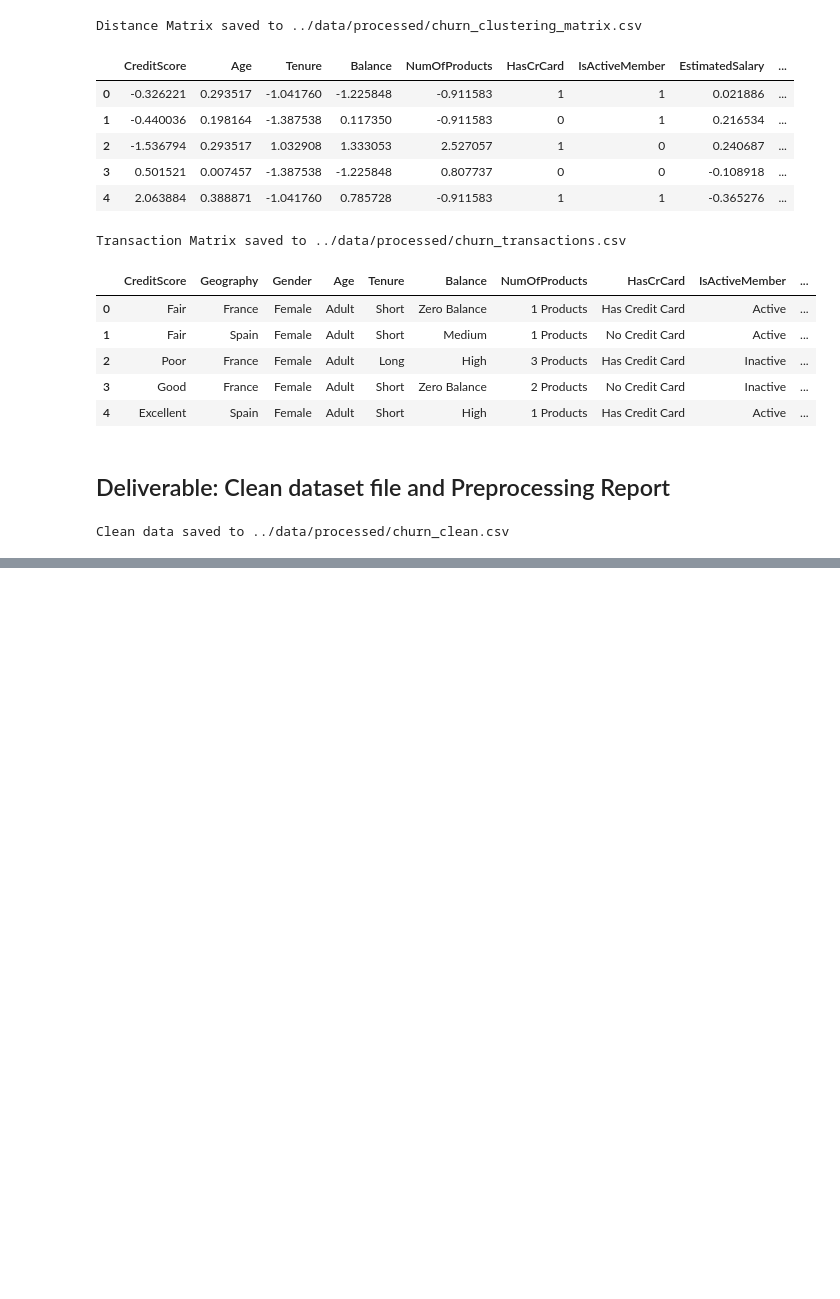
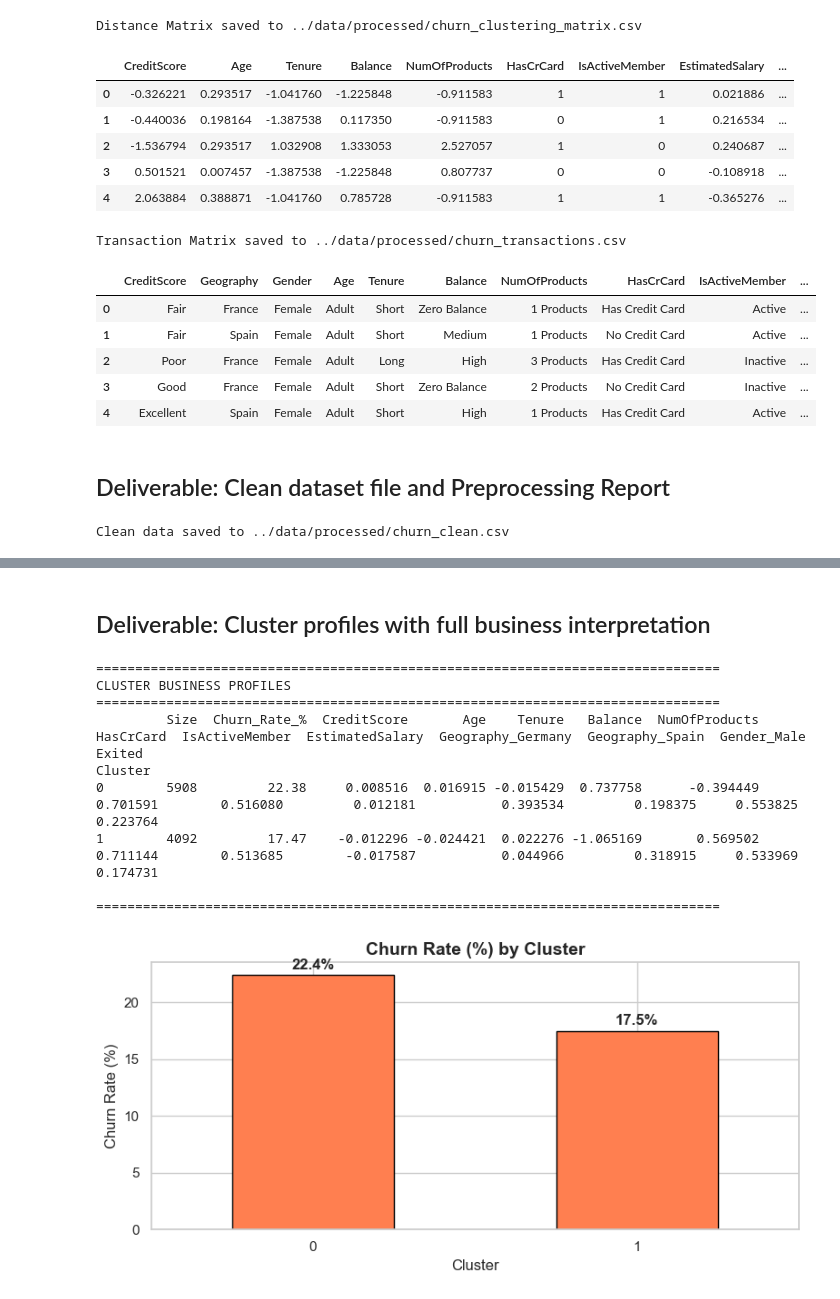
Before and after one commit to Kelompok4-PPTI20/data-mining, a Jupyter notebook: notebooks/fixed-notebook.ipynb, the cells around one changed output, grey strips where cells are left out. Drawn from its saved outputs; the diff is of its cells as text; code cells hidden in the pictures; blank space fills up the shorter version.

```diff
--- a/notebooks/fixed-notebook.ipynb
+++ b/notebooks/fixed-notebook.ipynb
@@ -391,0 +782,17 @@ Clean data saved to ../data/processed/churn_clean.csv
+# %%
+# ── Step 4: Final K-Means on clean (noise-free) data ────────
+OPTIMAL_K = best_k  # from Step 2 analysis
+
+kmeans_final = KMeans(n_clusters=OPTIMAL_K, random_state=42,
+                      n_init=10, max_iter=300)
+cluster_labels = kmeans_final.fit_predict(X_clean)
+
+# Attach cluster labels to clean data
+X_clean['Cluster'] = cluster_labels
+
+final_sil = silhouette_score(
+    X_clean.drop(columns=['Cluster']), cluster_labels
+)
+print(f'Final K-Means with K={OPTIMAL_K}')
+print(f'Silhouette Score on clean data: {final_sil:.4f}')
+print(f'Cluster distribution:\n{pd.Series(cluster_labels).value_counts().sort_index()}')
@@ -391,0 +806,58 @@ Clean data saved to ../data/processed/churn_clean.csv
+# %% [markdown]
+## Deliverable: Cluster profiles with full business interpretation
+# %%
+# ── Step 5: Business Profiling ───────────────────────────────
+# Merge cluster labels AND Exited back onto the clean dataset,
+# then compute per-cluster feature means and churn rate.
+
+# Merge Exited back
+X_clean['Exited'] = y_clean.values
+
+# Group by cluster and compute mean of all features
+profile = X_clean.groupby('Cluster').mean()
+
+# Calculate exact churn rate per cluster
+churn_rate = (
+    X_clean.groupby('Cluster')['Exited']
+    .mean()
+    .mul(100)
+    .round(2)
+    .rename('Churn_Rate_%')
+)
+
+# Cluster size
+cluster_size = (
+    X_clean.groupby('Cluster').size().rename('Size')
+)
+
+# Build the summary table
+summary = pd.concat([cluster_size, churn_rate, profile], axis=1)
+
+print('=' * 80)
+print('CLUSTER BUSINESS PROFILES')
+print('=' * 80)
+print(summary.to_string())
+print('\n' + '=' * 80)
+
+# ── Visual: Churn rate by cluster ────────────────────────────
+fig, ax = plt.subplots(figsize=(8, 4))
+churn_rate.plot(kind='bar', color='coral', edgecolor='black', ax=ax)
+ax.set_title('Churn Rate (%) by Cluster', fontsize=14, fontweight='bold')
+ax.set_xlabel('Cluster')
+ax.set_ylabel('Churn Rate (%)')
+ax.set_xticklabels(ax.get_xticklabels(), rotation=0)
+for i, v in enumerate(churn_rate.values):
+    ax.text(i, v + 0.5, f'{v:.1f}%', ha='center', fontweight='bold')
+plt.tight_layout()
+plt.show()
+# %% [output]
+================================================================================
+CLUSTER BUSINESS PROFILES
+================================================================================
+         Size  Churn_Rate_%  CreditScore       Age    Tenure   Balance  NumOfProducts  HasCrCard  IsActiveMember  EstimatedSalary  Geography_Germany  Geography_Spain  Gender_Male    Exited
+Cluster
+0        5908         22.38     0.008516  0.016915 -0.015429  0.737758      -0.394449   0.701591        0.516080         0.012181           0.393534         0.198375     0.553825  0.223764
+1        4092         17.47    -0.012296 -0.024421  0.022276 -1.065169       0.569502   0.711144        0.513685        -0.017587           0.044966         0.318915     0.533969  0.174731
+
+================================================================================
+[figure, added]
```
Also changed, not shown: parts of 13 cells of this notebook, 5 other files.
